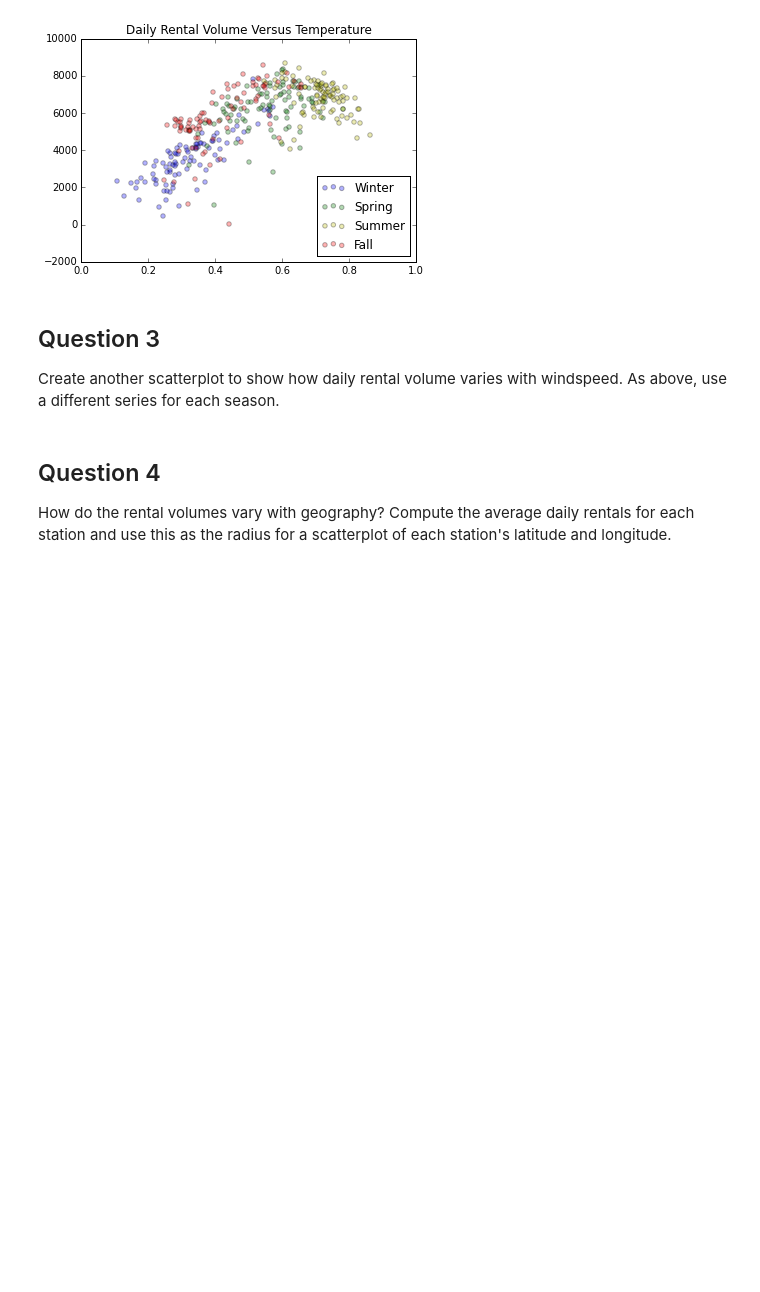
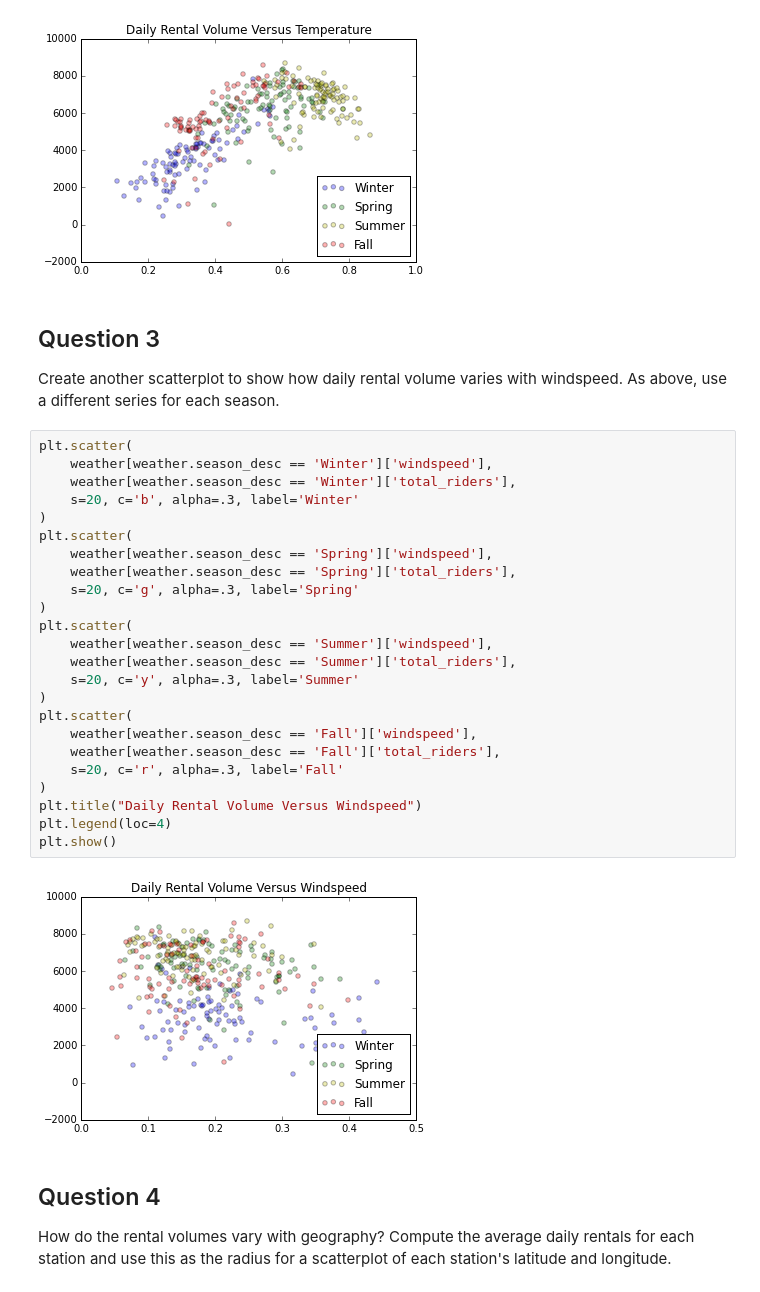
Before and after one commit to jesseklein406/bikeshare, a Jupyter notebook: bikeshare2.ipynb, the cells around one changed output. Drawn from its saved outputs; the diff is of its cells as text; blank space fills up the shorter version.

```diff
--- a/bikeshare2.ipynb
+++ b/bikeshare2.ipynb
@@ -65,6 +65,32 @@ plt.show()
 # %% [markdown]
 ## Question 3
 Create another scatterplot to show how daily rental volume varies with windspeed.  As above, use a different series for each season.
+# %%
+plt.scatter(
+    weather[weather.season_desc == 'Winter']['windspeed'],
+    weather[weather.season_desc == 'Winter']['total_riders'],
+    s=20, c='b', alpha=.3, label='Winter'
+)
+plt.scatter(
+    weather[weather.season_desc == 'Spring']['windspeed'],
+    weather[weather.season_desc == 'Spring']['total_riders'],
+    s=20, c='g', alpha=.3, label='Spring'
+)
+plt.scatter(
+    weather[weather.season_desc == 'Summer']['windspeed'],
+    weather[weather.season_desc == 'Summer']['total_riders'],
+    s=20, c='y', alpha=.3, label='Summer'
+)
+plt.scatter(
+    weather[weather.season_desc == 'Fall']['windspeed'],
+    weather[weather.season_desc == 'Fall']['total_riders'],
+    s=20, c='r', alpha=.3, label='Fall'
+)
+plt.title("Daily Rental Volume Versus Windspeed")
+plt.legend(loc=4)
+plt.show()
+# %% [output]
+[figure, added]
 # %% [markdown]
 ## Question 4
 How do the rental volumes vary with geography? Compute the average daily rentals for each station and use this as the radius for a scatterplot of each station's latitude and longitude.
```
